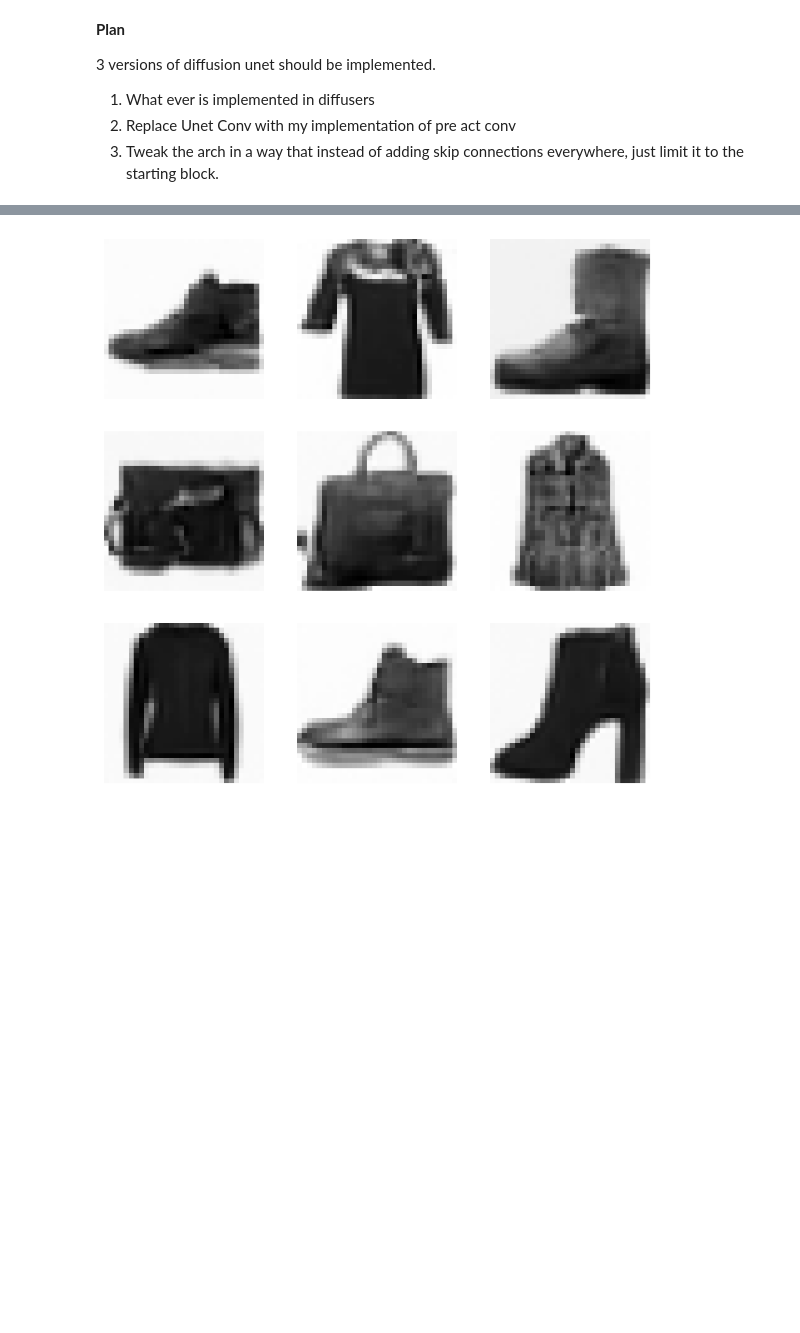
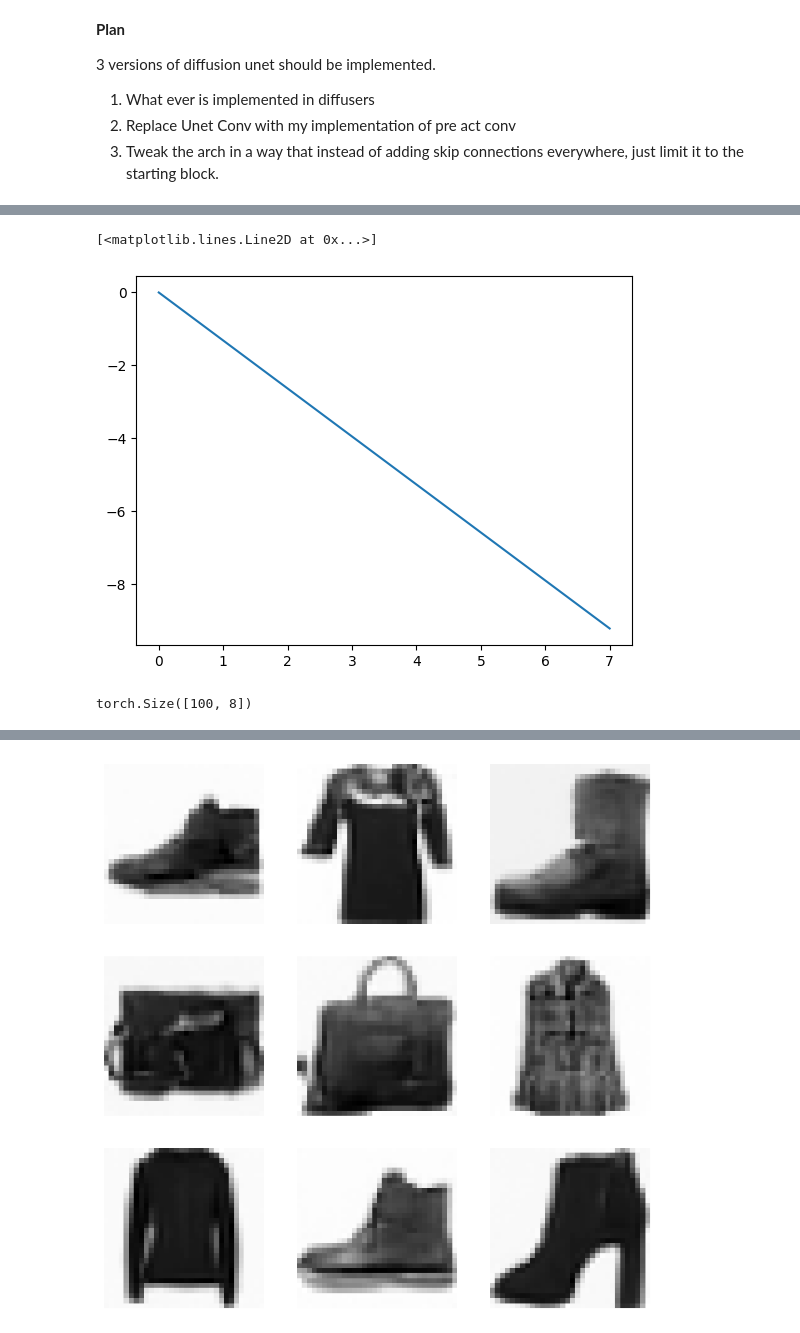
Before and after one commit to pranay8297/fastaip2, a Jupyter notebook: Diffusion_v1.ipynb, the cells around one changed output, grey strips where cells are left out. Cells and saved outputs as stored; diff of their text form; code cells hidden in the pictures; blank space fills up the shorter version.

```diff
--- a/Diffusion_v1.ipynb
+++ b/Diffusion_v1.ipynb
@@ -373,0 +555,15 @@ out = model(x)
+# %%
+tsteps = torch.linspace(-10, 10, 100)
+max_t = 100
+nemb = 16
+points = -1*math.log(max_t) * torch.linspace(0, 1, nemb//2)
+# %%
+plt.plot(points)
+# %% [output]
+[<matplotlib.lines.Line2D at 0x...>]
+[figure, added]
+# %%
+points_dist = tsteps[:, None] * points[None, :].exp()
+points_dist.shape
+# %% [output]
+torch.Size([100, 8])
```
Also changed, not shown: parts of 53 cells of this notebook.
